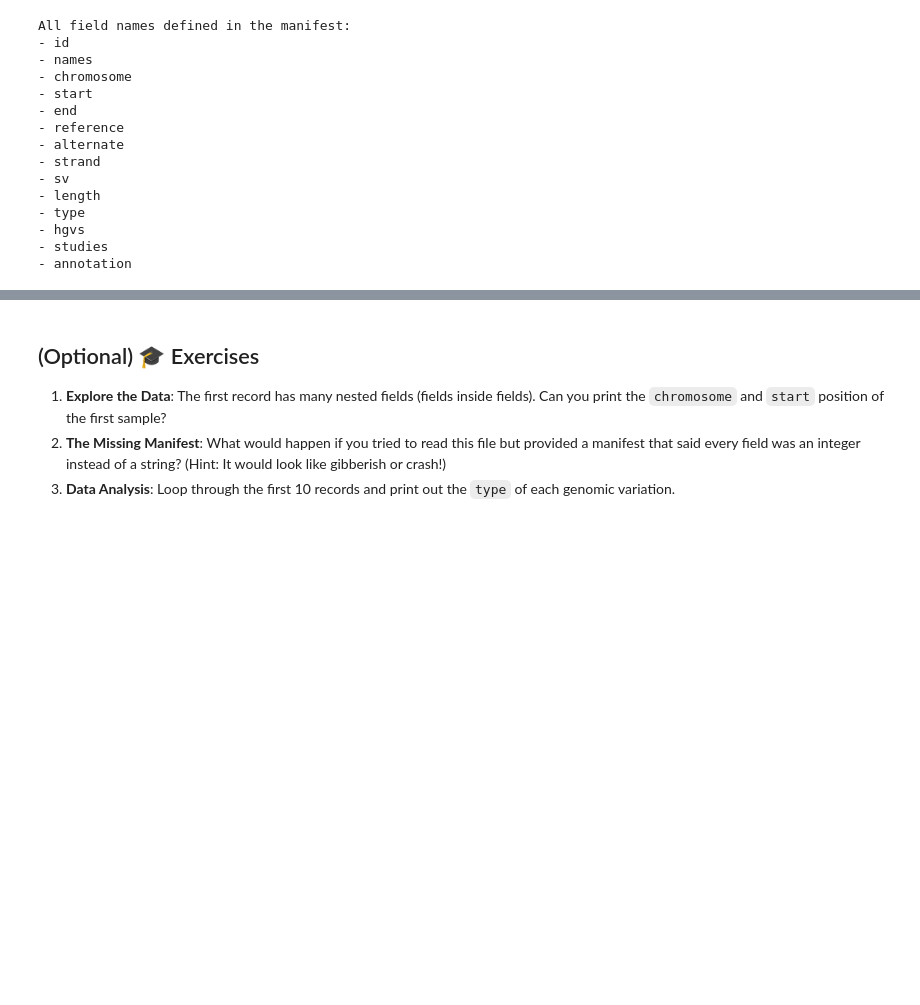
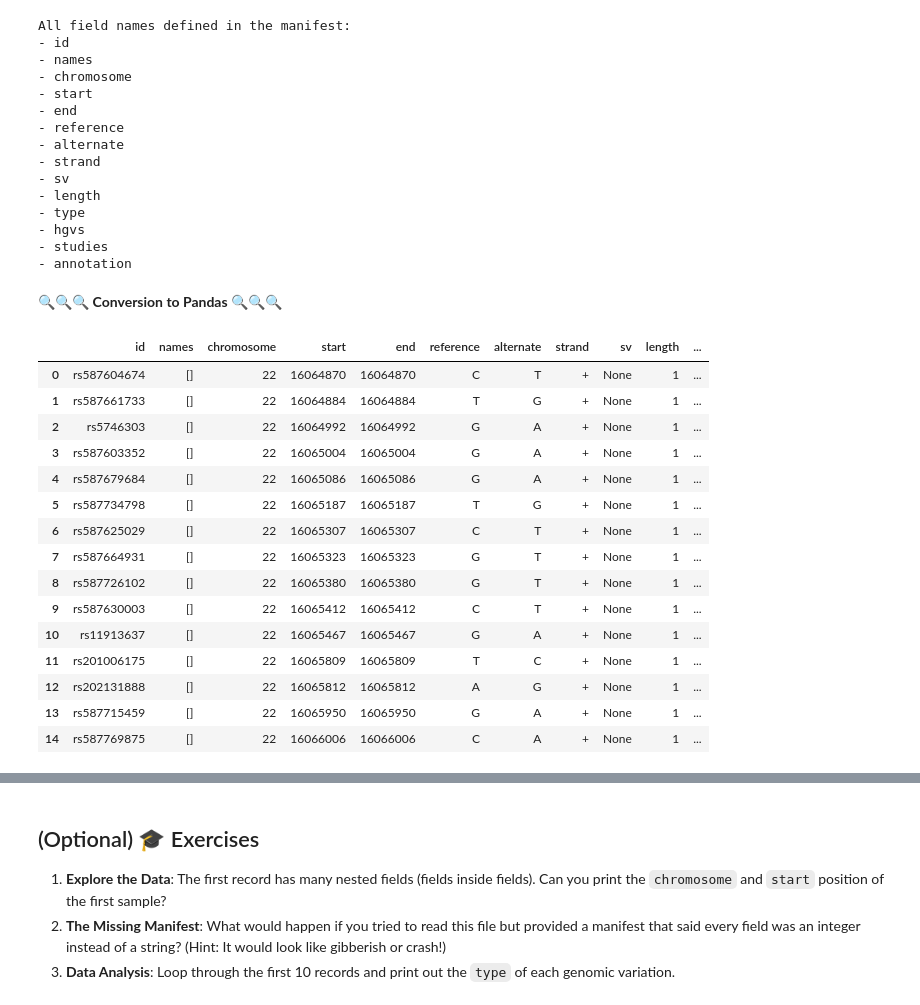
Before and after one commit to PP-123-nt/5m-data-2.3-data-encoding-creation-flow, a Jupyter notebook: notebooks/new_demo_3_avro.ipynb, the cells around one changed output, grey strips where cells are left out. Drawn from its saved outputs; the diff is of its cells as text; code cells hidden in the pictures; blank space fills up the shorter version.

```diff
--- a/notebooks/new_demo_3_avro.ipynb
+++ b/notebooks/new_demo_3_avro.ipynb
@@ -149,3 +149,28 @@ All field names defined in the manifest:
 - hgvs
 - studies
 - annotation
+# %% [markdown]
+🔍🔍🔍 **Conversion to Pandas** 🔍🔍🔍
+# %%
+import pandas as pd
+
+df_avro = pd.DataFrame(genomic_var_1k)
+
+df_avro.head(15)
+# %% [output]
+|  | id | names | chromosome | start | end | reference | alternate | strand | sv | length | ... |
+| 0 | rs587604674 | [] | 22 | 16064870 | 16064870 | C | T | + | None | 1 | ... |
+| 1 | rs587661733 | [] | 22 | 16064884 | 16064884 | T | G | + | None | 1 | ... |
+| 2 | rs5746303 | [] | 22 | 16064992 | 16064992 | G | A | + | None | 1 | ... |
+| 3 | rs587603352 | [] | 22 | 16065004 | 16065004 | G | A | + | None | 1 | ... |
+| 4 | rs587679684 | [] | 22 | 16065086 | 16065086 | G | A | + | None | 1 | ... |
+| 5 | rs587734798 | [] | 22 | 16065187 | 16065187 | T | G | + | None | 1 | ... |
+| 6 | rs587625029 | [] | 22 | 16065307 | 16065307 | C | T | + | None | 1 | ... |
+| 7 | rs587664931 | [] | 22 | 16065323 | 16065323 | G | T | + | None | 1 | ... |
+| 8 | rs587726102 | [] | 22 | 16065380 | 16065380 | G | T | + | None | 1 | ... |
+| 9 | rs587630003 | [] | 22 | 16065412 | 16065412 | C | T | + | None | 1 | ... |
+| 10 | rs11913637 | [] | 22 | 16065467 | 16065467 | G | A | + | None | 1 | ... |
+| 11 | rs201006175 | [] | 22 | 16065809 | 16065809 | T | C | + | None | 1 | ... |
+| 12 | rs202131888 | [] | 22 | 16065812 | 16065812 | A | G | + | None | 1 | ... |
+| 13 | rs587715459 | [] | 22 | 16065950 | 16065950 | G | A | + | None | 1 | ... |
+| 14 | rs587769875 | [] | 22 | 16066006 | 16066006 | C | A | + | None | 1 | ... |
```
Also changed, not shown: parts of 2 cells of this notebook, 1 other file.
